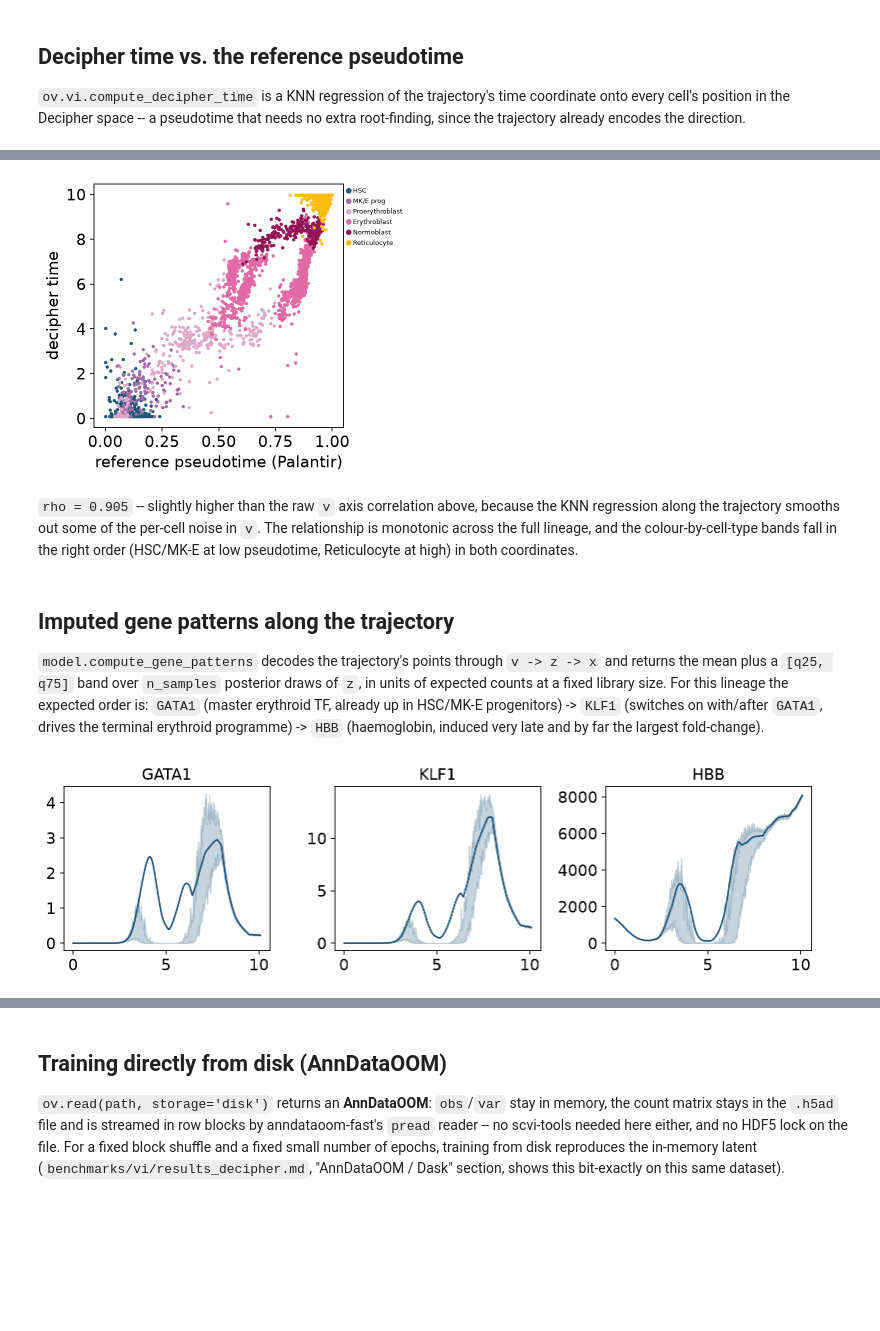
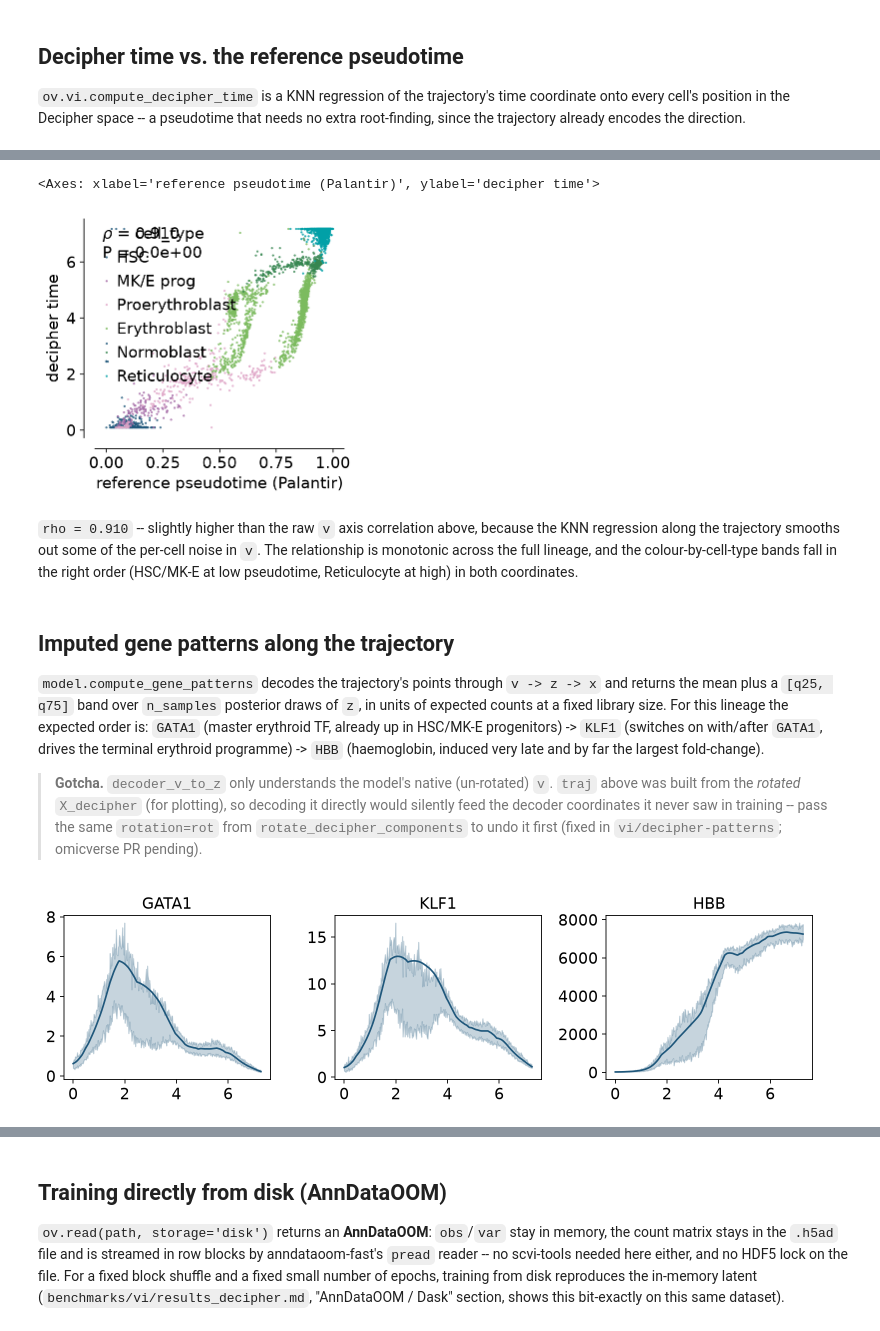
Before and after one commit to omicverse/omicverse-tutorials, a Jupyter notebook: docs/Tutorials-single/trajectory/zoo/t_traj_decipher.ipynb, the cells around one changed output, grey strips where cells are left out. Saved outputs shown, nothing was run; the diff lists cells and outputs as text; code cells hidden in the pictures; blank space fills up the shorter version.

```diff
--- a/docs/Tutorials-single/trajectory/zoo/t_traj_decipher.ipynb
+++ b/docs/Tutorials-single/trajectory/zoo/t_traj_decipher.ipynb
@@ -245,15 +239,12 @@ decipher time vs. reference (Palantir) pseudotime: Spearman rho = 0.905
-# %%
-fig, ax = plt.subplots(figsize=(4, 4))
-for ct in LINEAGE:
-    m = (adata.obs['cell_type'] == ct).to_numpy()
-    ax.scatter(adata.obs['GEX_pseudotime_order'][m], adata.obs['decipher_time'][m], s=4, label=ct)
-ax.set_xlabel('reference pseudotime (Palantir)'); ax.set_ylabel('decipher time')
-ax.legend(fontsize=6, markerscale=2, loc='upper left', bbox_to_anchor=(1, 1))
-plt.show()
-# %% [output]
-[figure, removed]
+# %%
+ov.pl.scatterplot(adata.obs, 'GEX_pseudotime_order', 'decipher_time', hue='cell_type',
+                  hue_order=LINEAGE, corr='spearman', s=4,
+                  xlabel='reference pseudotime (Palantir)', ylabel='decipher time')
+# %% [output]
+<Axes: xlabel='reference pseudotime (Palantir)', ylabel='decipher time'>
+[figure, added]
 # %% [markdown]
-`rho = 0.905` -- slightly higher than the raw `v` axis correlation above,
+`rho = 0.910` -- slightly higher than the raw `v` axis correlation above,
 because the KNN regression along the trajectory smooths out some of the
 per-cell noise in `v`. The relationship is monotonic across the full
 lineage, and the colour-by-cell-type bands fall in the right order
@@ -268,15 +259,10 @@ For this lineage the expected order is: `GATA1` (master erythroid TF, already
 up in HSC/MK-E progenitors) -> `KLF1` (switches on with/after `GATA1`, drives
 the terminal erythroid programme) -> `HBB` (haemoglobin, induced very late and
 by far the largest fold-change).
+
+> **Gotcha.** `decoder_v_to_z` only understands the model's native
+> (un-rotated) `v`. `traj` above was built from the *rotated* `X_decipher`
+> (for plotting), so decoding it directly would silently feed the decoder
+> coordinates it never saw in training -- pass the same `rotation=rot` from
+> `rotate_decipher_components` to undo it first (fixed in
+> `vi/decipher-patterns`; omicverse PR pending).
-# %%
-pat = model.compute_gene_patterns(trajectory=traj, n_samples=100)
-genes_plot = ['GATA1', 'KLF1', 'HBB']
-fig, axes = plt.subplots(1, len(genes_plot), figsize=(10, 3))
-for ax, g in zip(axes, genes_plot):
-    j = adata.var_names.get_loc(g)
-    ax.plot(pat['times'], pat['mean'][:, j], color='C0')
-    ax.fill_between(pat['times'], pat['q25'][:, j], pat['q75'][:, j], alpha=0.25, color='C0')
-    ax.set_title(g)
-plt.tight_layout(); plt.show()
-# %% [output]
-[figure, removed]
@@ -283 +272,12 @@ plt.tight_layout(); plt.show()
+# %%
+fig, axes = plt.subplots(1, len(genes_plot), figsize=(10, 3))
+for ax, g in zip(axes, genes_plot):
+    j = adata.var_names.get_loc(g)
+    ax.plot(pat['times'], pat['mean'][:, j], color='C0')
+    ax.fill_between(pat['times'], pat['q25'][:, j], pat['q75'][:, j], alpha=0.25, color='C0')
+    ax.set_title(g)
+plt.tight_layout()
+plt.show()
+# %% [output]
+[figure, added]
 # %% [markdown]
```
Also changed, not shown: parts of 17 cells of this notebook.
